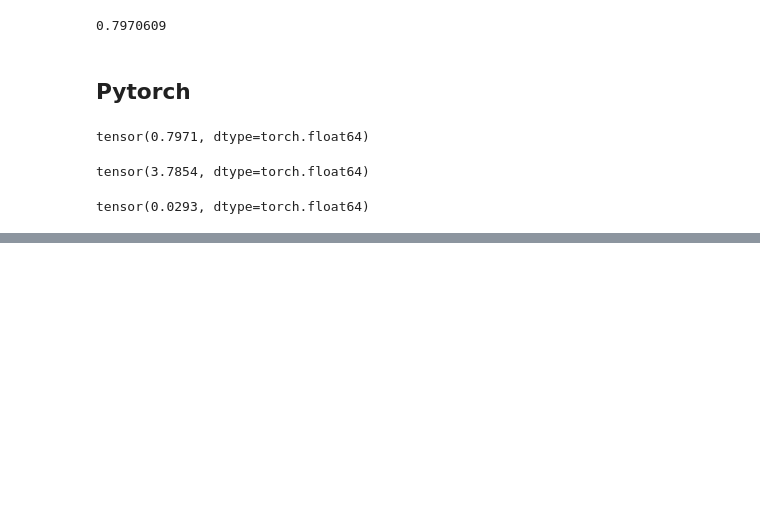
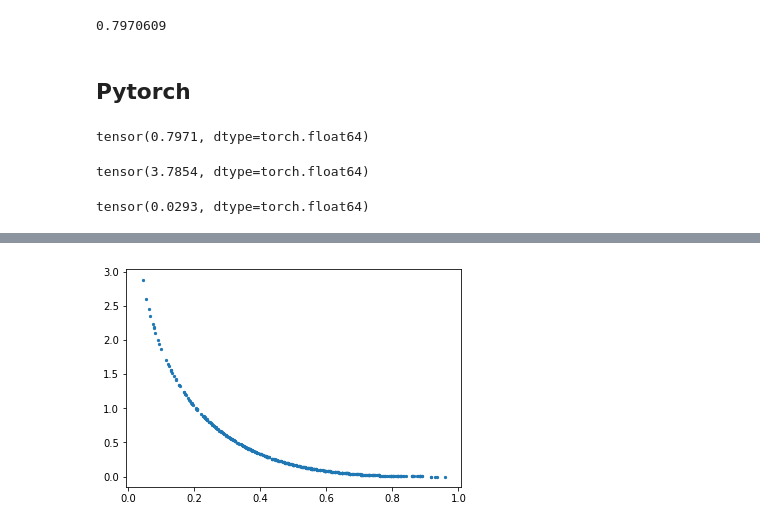
Before and after one commit to s6juncheng/HumanProteinAtlas, a Jupyter notebook: notebooks/loss_function.ipynb, the cells around one changed output, grey strips where cells are left out. Drawn from its saved outputs; the diff is of its cells as text; code cells hidden in the pictures; blank space fills up the shorter version.

```diff
--- a/notebooks/loss_function.ipynb
+++ b/notebooks/loss_function.ipynb
@@ -114,3 +136,31 @@ tensor(0.0293, dtype=torch.float64)
+# %%
+class FocalLoss(nn.Module):
+    def __init__(self, gamma=2):
+        super().__init__()
+        self.gamma = gamma
+
+    def forward(self, input, target):
+        if not (target.size() == input.size()):
+            raise ValueError("Target size ({}) must be the same as input size ({})"
+                             .format(target.size(), input.size()))
+
+        max_val = (-input).clamp(min=0)
+        loss = input - input * target + max_val + \
+            ((-max_val).exp() + (-input - max_val).exp()).log()
+
+        invprobs = F.logsigmoid(-input * (target * 2.0 - 1.0))
+        loss = (invprobs * self.gamma).exp() * loss
+
+        return loss#.sum(dim=1).mean()
+# %%
+focal2 = FocalLoss(gamma=2)
+# %%
+pred = torch.randn((16, 28))
+
+plt.scatter(torch.sigmoid(pred).flatten().numpy(), focal2(pred, torch.ones((16, 28))).flatten().numpy(), s= 5)
+plt.show()
+# %% [output]
+[figure, added]
 # %%
 def binary_cross_entropy_with_logits(input, target, weight=None, size_average=None,
                                      reduce=None, reduction='elementwise_mean', pos_weight=None):
```
Also changed, not shown: parts of 6 cells of this notebook, 18 other files.
